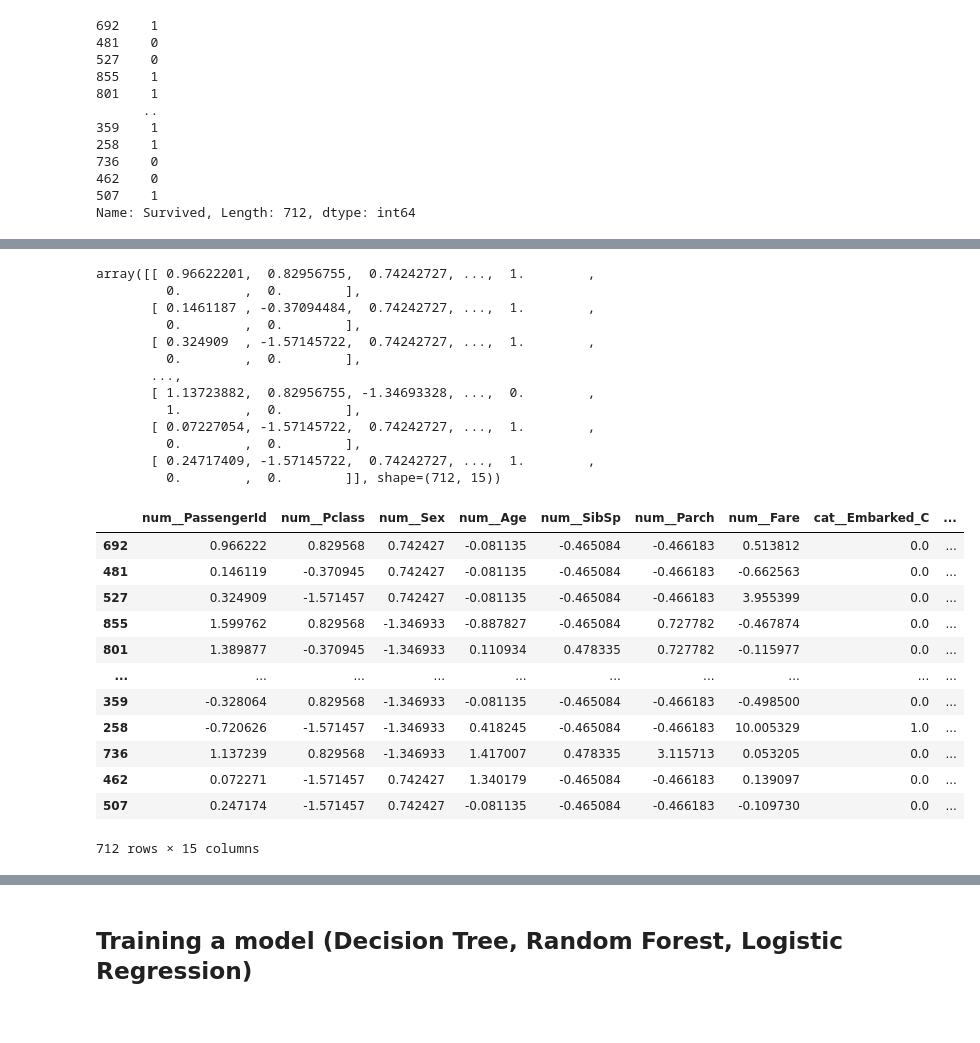
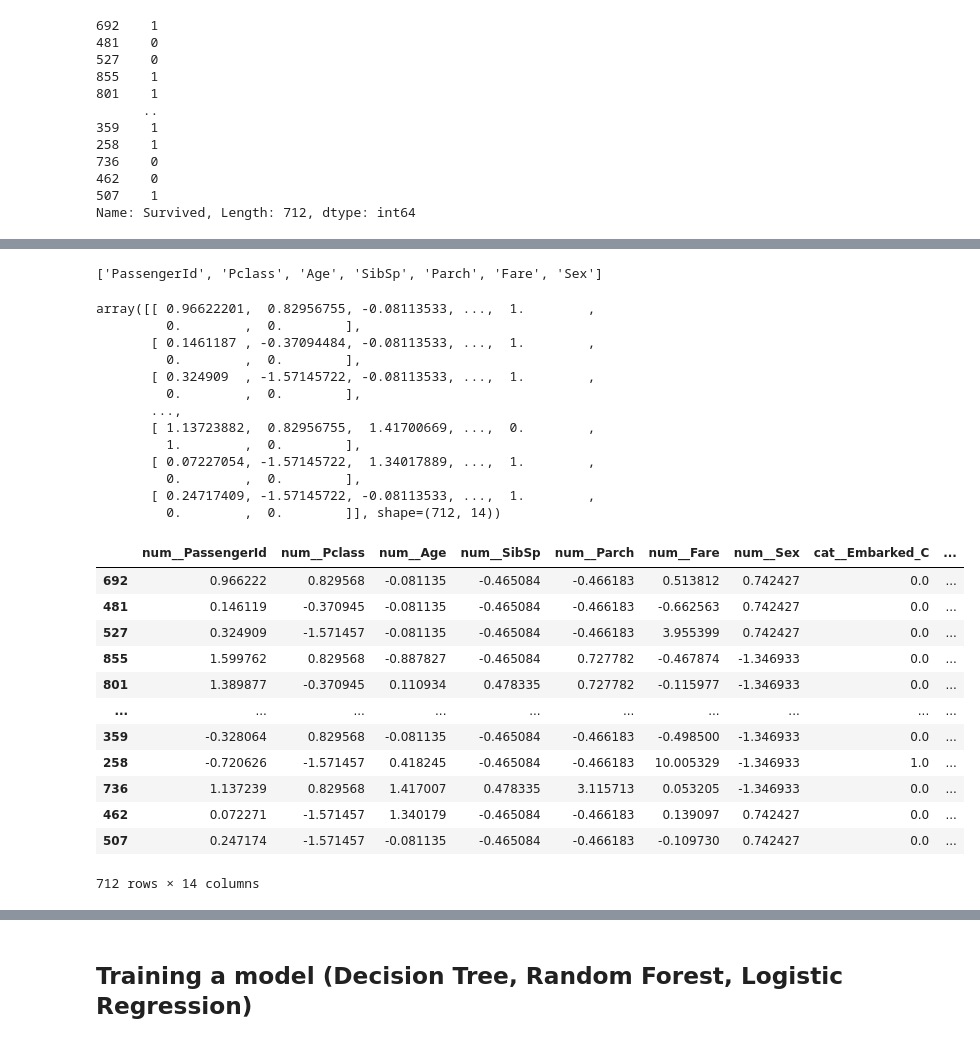
Before and after one commit to HanstonH/titanic-ml, a Jupyter notebook: titanic_ml.ipynb, the cells around one changed output, grey strips where cells are left out. Saved outputs shown, nothing was run; the diff lists cells and outputs as text; code cells hidden in the pictures.

```diff
--- a/titanic_ml.ipynb
+++ b/titanic_ml.ipynb
@@ -225,7 +165,13 @@ Name: count, dtype: int64
 from sklearn.pipeline import Pipeline
 from sklearn.preprocessing import StandardScaler
 from sklearn.impute import SimpleImputer
+from sklearn.preprocessing import OneHotEncoder
 num_pipeline = Pipeline([
     ('imputer', SimpleImputer(strategy="median")),
     ('std_scaler', StandardScaler())
 ])
+
+cat_pipeline = Pipeline([
+    ("imputer", SimpleImputer(strategy="most_frequent")),
+    ("onehot", OneHotEncoder(handle_unknown="ignore"))
+])
@@ -232,49 +183,55 @@ num_pipeline = Pipeline([
 # %%
 from sklearn.compose import ColumnTransformer
-from sklearn.preprocessing import OneHotEncoder
-num_attribs = titanic_dataset_prepared.select_dtypes(include="number").columns
-cat_attribs = ["Embarked", "Title"]
+num_attribs = list(titanic_dataset_prepared.select_dtypes(include="number").columns) + ["Sex"]
+print(num_attribs)
 
-full_pipeline = ColumnTransformer([
-    ("num", num_pipeline, num_attribs),
-    ("cat", OneHotEncoder(handle_unknown="ignore"), cat_attribs)
+cat_attribs = ["Title"]
+
+full_pipeline = Pipeline([
+    ('custom', CustomAttributeTransformer()),
+    ('preprocess', ColumnTransformer([
+        ("num", num_pipeline, num_attribs),
+        ("cat", cat_pipeline, cat_attribs)
+    ]))
 ])
 
 titanic_dataset_train = full_pipeline.fit_transform(titanic_dataset_prepared)
 titanic_dataset_train
 # %% [output]
-array([[ 0.96622201,  0.82956755,  0.74242727, ...,  1.        ,
-         0.        ,  0.        ],
-       [ 0.1461187 , -0.37094484,  0.74242727, ...,  1.        ,
-         0.        ,  0.        ],
-       [ 0.324909  , -1.57145722,  0.74242727, ...,  1.        ,
-         0.        ,  0.        ],
-       ...,
-       [ 1.13723882,  0.82956755, -1.34693328, ...,  0.        ,
-         1.        ,  0.        ],
-       [ 0.07227054, -1.57145722,  0.74242727, ...,  1.        ,
-         0.        ,  0.        ],
-       [ 0.24717409, -1.57145722,  0.74242727, ...,  1.        ,
-         0.        ,  0.        ]], shape=(712, 15))
+['PassengerId', 'Pclass', 'Age', 'SibSp', 'Parch', 'Fare', 'Sex']
+array([[ 0.96622201,  0.82956755, -0.08113533, ...,  1.        ,
+         0.        ,  0.        ],
+       [ 0.1461187 , -0.37094484, -0.08113533, ...,  1.        ,
+         0.        ,  0.        ],
+       [ 0.324909  , -1.57145722, -0.08113533, ...,  1.        ,
+         0.        ,  0.        ],
+       ...,
+       [ 1.13723882,  0.82956755,  1.41700669, ...,  0.        ,
+         1.        ,  0.        ],
+       [ 0.07227054, -1.57145722,  1.34017889, ...,  1.        ,
+         0.        ,  0.        ],
+       [ 0.24717409, -1.57145722, -0.08113533, ...,  1.        ,
+         0.        ,  0.        ]], shape=(712, 14))
 # %%
+ct = full_pipeline.named_steps['preprocess']
 titanic_dataset = pd.DataFrame(
-    titanic_dataset_train, columns= full_pipeline.get_feature_names_out(), index=titanic_dataset_prepared.index
+    titanic_dataset_train, columns= ct.get_feature_names_out(), index=titanic_dataset_prepared.index
 )
 titanic_dataset
 # %% [output]
-|  | num__PassengerId | num__Pclass | num__Sex | num__Age | num__SibSp | num__Parch | num__Fare | cat__Embarked_C | ... |
-| 692 | 0.966222 | 0.829568 | 0.742427 | -0.081135 | -0.465084 | -0.466183 | 0.513812 | 0.0 | ... |
-| 481 | 0.146119 | -0.370945 | 0.742427 | -0.081135 | -0.465084 | -0.466183 | -0.662563 | 0.0 | ... |
-| 527 | 0.324909 | -1.571457 | 0.742427 | -0.081135 | -0.465084 | -0.466183 | 3.955399 | 0.0 | ... |
-| 855 | 1.599762 | 0.829568 | -1.346933 | -0.887827 | -0.465084 | 0.727782 | -0.467874 | 0.0 | ... |
-| 801 | 1.389877 | -0.370945 | -1.346933 | 0.110934 | 0.478335 | 0.727782 | -0.115977 | 0.0 | ... |
+|  | num__PassengerId | num__Pclass | num__Age | num__SibSp | num__Parch | num__Fare | num__Sex | cat__Embarked_C | ... |
+| 692 | 0.966222 | 0.829568 | -0.081135 | -0.465084 | -0.466183 | 0.513812 | 0.742427 | 0.0 | ... |
+| 481 | 0.146119 | -0.370945 | -0.081135 | -0.465084 | -0.466183 | -0.662563 | 0.742427 | 0.0 | ... |
+| 527 | 0.324909 | -1.571457 | -0.081135 | -0.465084 | -0.466183 | 3.955399 | 0.742427 | 0.0 | ... |
+| 855 | 1.599762 | 0.829568 | -0.887827 | -0.465084 | 0.727782 | -0.467874 | -1.346933 | 0.0 | ... |
+| 801 | 1.389877 | -0.370945 | 0.110934 | 0.478335 | 0.727782 | -0.115977 | -1.346933 | 0.0 | ... |
 | ... | ... | ... | ... | ... | ... | ... | ... | ... | ... |
-| 359 | -0.328064 | 0.829568 | -1.346933 | -0.081135 | -0.465084 | -0.466183 | -0.498500 | 0.0 | ... |
-| 258 | -0.720626 | -1.571457 | -1.346933 | 0.418245 | -0.465084 | -0.466183 | 10.005329 | 1.0 | ... |
-| 736 | 1.137239 | 0.829568 | -1.346933 | 1.417007 | 0.478335 | 3.115713 | 0.053205 | 0.0 | ... |
-| 462 | 0.072271 | -1.571457 | 0.742427 | 1.340179 | -0.465084 | -0.466183 | 0.139097 | 0.0 | ... |
-| 507 | 0.247174 | -1.571457 | 0.742427 | -0.081135 | -0.465084 | -0.466183 | -0.109730 | 0.0 | ... |
+| 359 | -0.328064 | 0.829568 | -0.081135 | -0.465084 | -0.466183 | -0.498500 | -1.346933 | 0.0 | ... |
+| 258 | -0.720626 | -1.571457 | 0.418245 | -0.465084 | -0.466183 | 10.005329 | -1.346933 | 1.0 | ... |
+| 736 | 1.137239 | 0.829568 | 1.417007 | 0.478335 | 3.115713 | 0.053205 | -1.346933 | 0.0 | ... |
+| 462 | 0.072271 | -1.571457 | 1.340179 | -0.465084 | -0.466183 | 0.139097 | 0.742427 | 0.0 | ... |
+| 507 | 0.247174 | -1.571457 | -0.081135 | -0.465084 | -0.466183 | -0.109730 | 0.742427 | 0.0 | ... |
-712 rows × 15 columns
+712 rows × 14 columns
 # %%
 titanic_dataset.hist(bins=50, figsize=(20,15))
 # %% [output]
```
Also changed, not shown: parts of 33 cells of this notebook, 10 other files.
